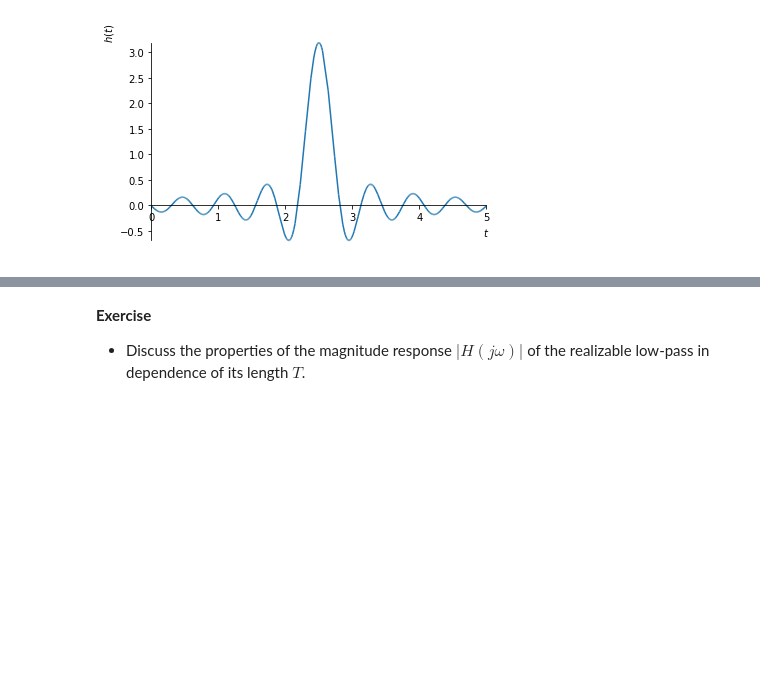
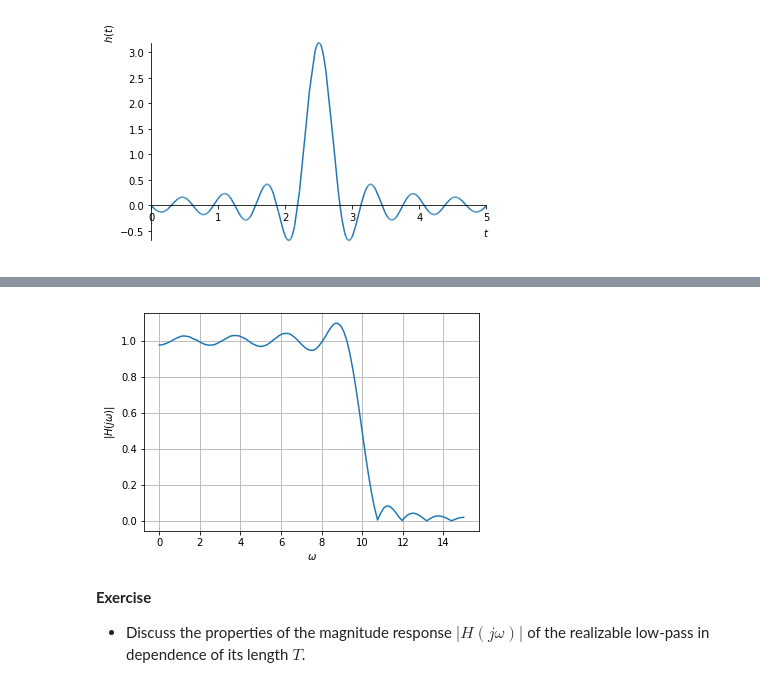
Before and after one commit to spatialaudio/signals-and-systems-lecture, a Jupyter notebook: system_properties/idealized_systems.ipynb, the cells around one changed output, grey strips where cells are left out. Drawn from its saved outputs; the diff is of its cells as text; code cells hidden in the pictures; blank space fills up the shorter version.

```diff
--- a/system_properties/idealized_systems.ipynb
+++ b/system_properties/idealized_systems.ipynb
@@ -54,3 +62,18 @@ sym.plot(h, (t, 0, T), xlabel='$t$', ylabel='$h(t)$');
+# %%
+from numpy import linspace, array
+import matplotlib.pyplot as plt
+
+nu = sym.symbols('nu', real=True)
+w = linspace(0, 1.5*wc, 100)
+
+H = [(T/(2*sym.pi)).evalf(2) * sym.exp(-sym.I*wi*T/2).evalf(2) * sym.Integral(sym.sinc(T/2*(nu-wi)), (nu, -wc, wc)).evalf(2) for wi in w]
+
+plt.plot(w, abs(array(H)))
+plt.xlabel('$\omega$')
+plt.ylabel('$|H(j \omega)|$')
+plt.grid();
+# %% [output]
+[figure, added]
 # %% [markdown]
 **Exercise**
 
```
Also changed, not shown: parts of 2 cells of this notebook.
